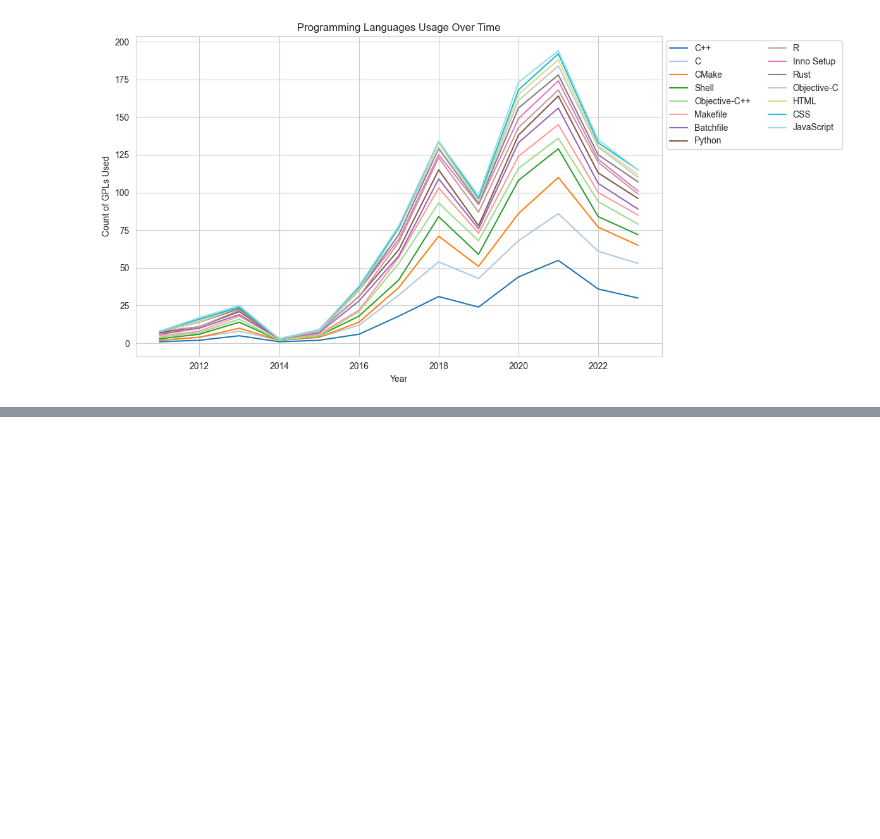
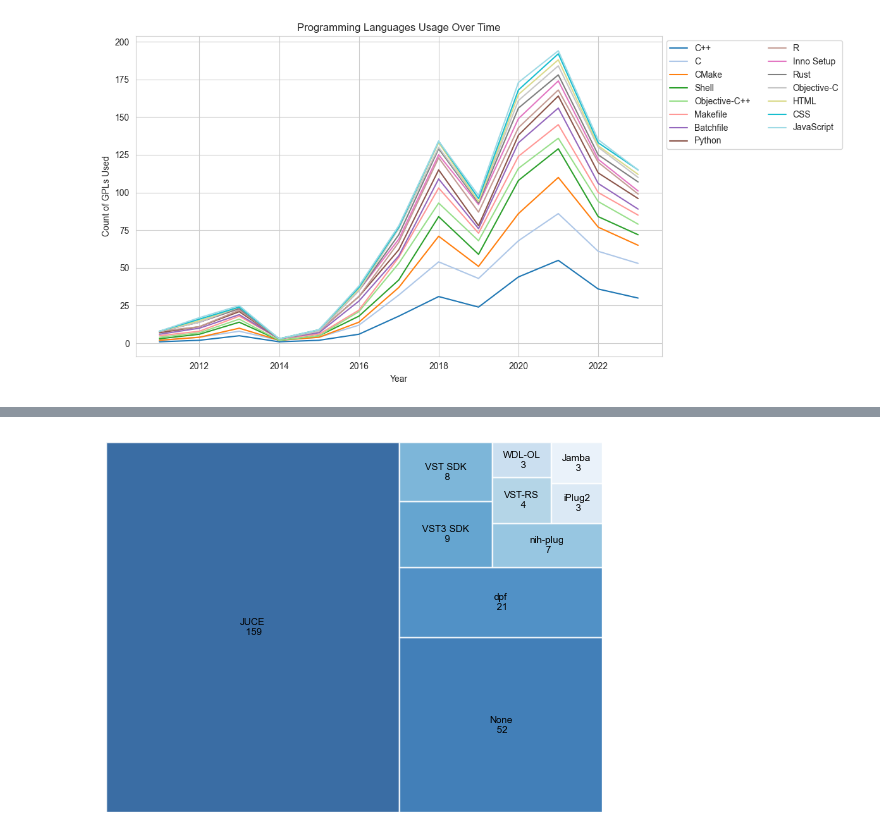
Before and after one commit to iivanoo/VST-plugins-replication-package, a Jupyter notebook: Quantitative analysis/rq2.ipynb, the cells around one changed output, grey strips where cells are left out. Saved outputs shown, nothing was run; the diff lists cells and outputs as text; code cells hidden in the pictures; blank space fills up the shorter version.

```diff
--- a/Quantitative analysis/rq2.ipynb
+++ b/Quantitative analysis/rq2.ipynb
@@ -349,0 +383,21 @@ plt.show()
+# %%
+# !pip install squarify
+
+import squarify
+
+sns.set_color_codes("pastel")
+
+df_repos['frameworks'] = df_repos['frameworks'].fillna('None')
+df_repos['frameworks'] = df_repos['frameworks'].apply(lambda f: f.replace('_', '-'))
+frameworks_count = df_repos['frameworks'].value_counts()[:10].reset_index()
+
+frameworks_count['frameworks'] = frameworks_count['frameworks'].apply(lambda framework: framework.split('(')[0].strip() if "(" in framework else framework )
+
+frameworks_count['frameworks_count'] = frameworks_count.apply(lambda fra: f"{fra['frameworks']}\n {fra['count']}", axis=1)
+
+squarify.plot(sizes=frameworks_count['count'], label=frameworks_count['frameworks_count'], alpha=.8, color=sns.color_palette("Blues", len(frameworks_count['frameworks']))[::-1], text_kwargs = {'fontsize': 7, 'color':'black'}) #pad = 0.1
+plt.axis("off")
+plt.savefig('frameworks.png',bbox_inches = 'tight')
+plt.show()
+# %% [output]
+[figure, added]
```
Also changed, not shown: parts of 19 cells of this notebook, 1 other file.
